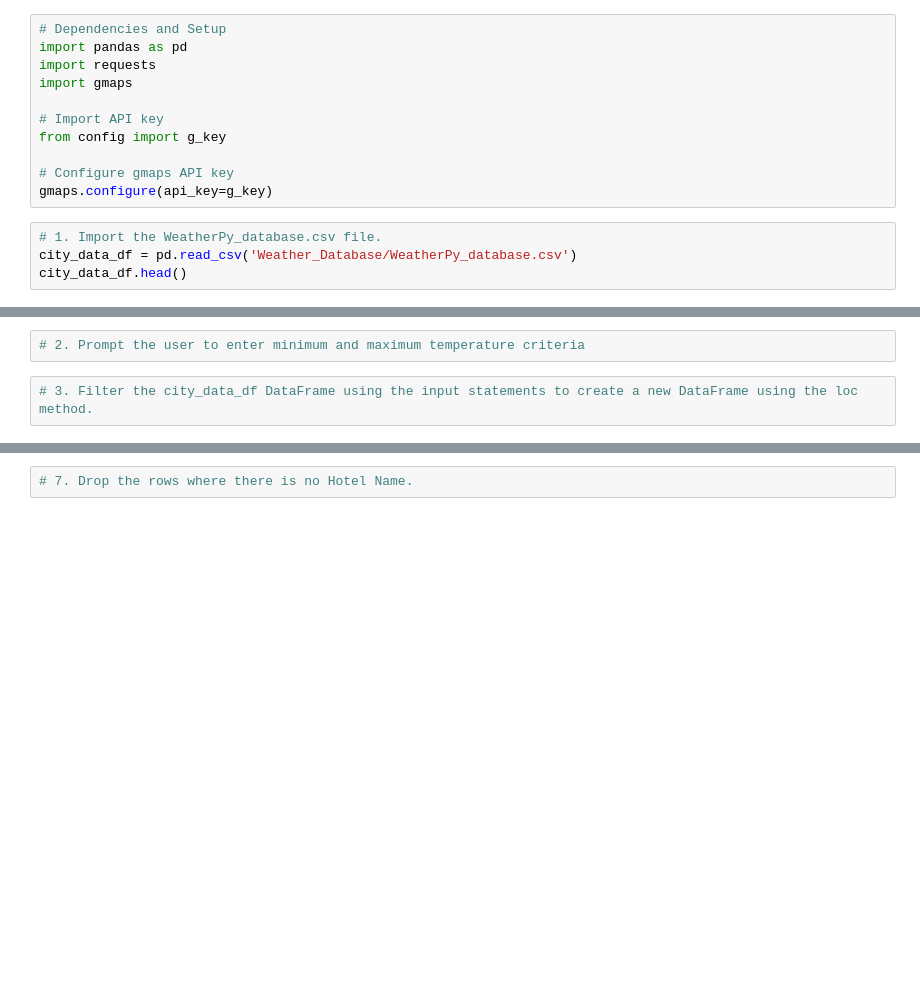
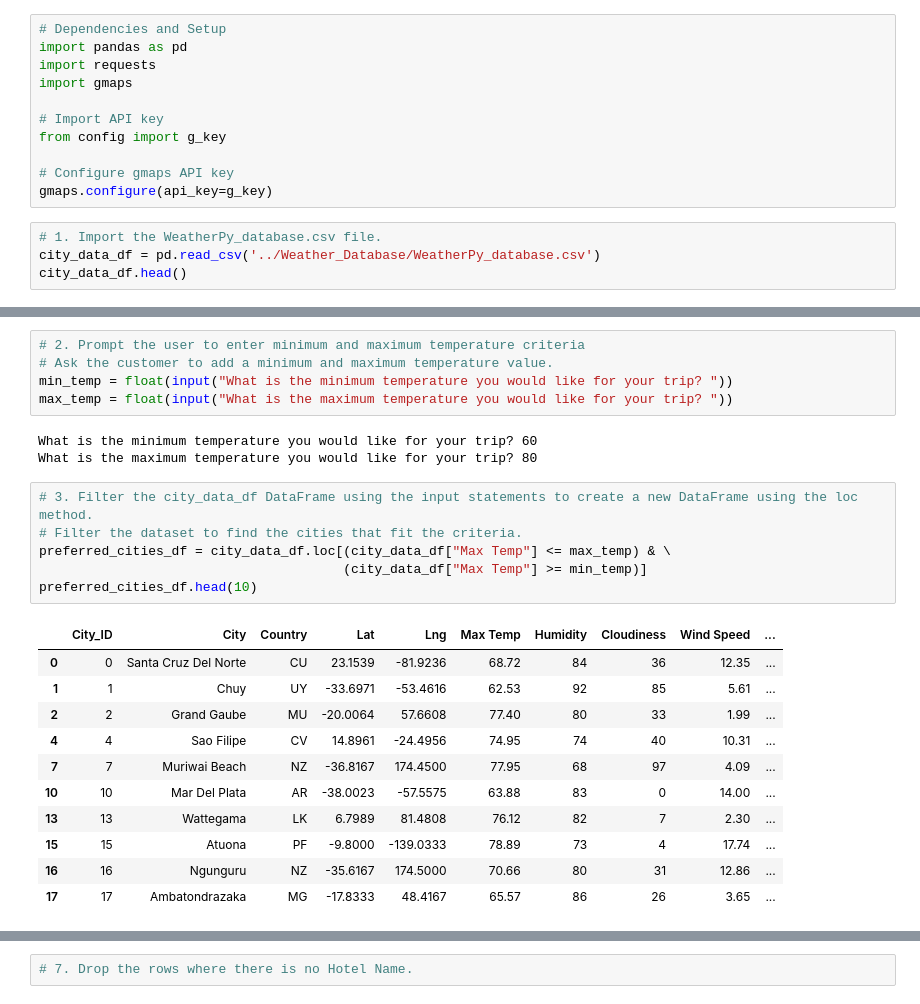
Before and after one commit to l-javier-garcia/World_Weather_Analysis, a Jupyter notebook: Vacation Search/Vacation_Search.ipynb, the cells around one changed output, grey strips where cells are left out. Cells and saved outputs as stored; diff of their text form; blank space fills up the shorter version.

```diff
--- a/Vacation Search/Vacation_Search.ipynb
+++ b/Vacation Search/Vacation_Search.ipynb
@@ -13,6 +13,6 @@ from config import g_key
 gmaps.configure(api_key=g_key)
 # %%
 # 1. Import the WeatherPy_database.csv file.
-city_data_df = pd.read_csv('Weather_Database/WeatherPy_database.csv')
+city_data_df = pd.read_csv('../Weather_Database/WeatherPy_database.csv')
 city_data_df.head()
 # %% [output]
@@ -20,6 +25,28 @@ FileNotFoundError: [Errno 2] No such file or directory: 'Weather_Database/Weathe
-# %%
-# 2. Prompt the user to enter minimum and maximum temperature criteria
+# %%
+# 2. Prompt the user to enter minimum and maximum temperature criteria
+# Ask the customer to add a minimum and maximum temperature value.
+min_temp = float(input("What is the minimum temperature you would like for your trip? "))
+max_temp = float(input("What is the maximum temperature you would like for your trip? "))
+# %% [output]
+What is the minimum temperature you would like for your trip? 60
+What is the maximum temperature you would like for your trip? 80
 # %%
 # 3. Filter the city_data_df DataFrame using the input statements to create a new DataFrame using the loc method.
+# Filter the dataset to find the cities that fit the criteria.
+preferred_cities_df = city_data_df.loc[(city_data_df["Max Temp"] <= max_temp) & \
+                                       (city_data_df["Max Temp"] >= min_temp)]
+preferred_cities_df.head(10)
+# %% [output]
+|  | City_ID | City | Country | Lat | Lng | Max Temp | Humidity | Cloudiness | Wind Speed | ... |
+| 0 | 0 | Santa Cruz Del Norte | CU | 23.1539 | -81.9236 | 68.72 | 84 | 36 | 12.35 | ... |
+| 1 | 1 | Chuy | UY | -33.6971 | -53.4616 | 62.53 | 92 | 85 | 5.61 | ... |
+| 2 | 2 | Grand Gaube | MU | -20.0064 | 57.6608 | 77.40 | 80 | 33 | 1.99 | ... |
+| 4 | 4 | Sao Filipe | CV | 14.8961 | -24.4956 | 74.95 | 74 | 40 | 10.31 | ... |
+| 7 | 7 | Muriwai Beach | NZ | -36.8167 | 174.4500 | 77.95 | 68 | 97 | 4.09 | ... |
+| 10 | 10 | Mar Del Plata | AR | -38.0023 | -57.5575 | 63.88 | 83 | 0 | 14.00 | ... |
+| 13 | 13 | Wattegama | LK | 6.7989 | 81.4808 | 76.12 | 82 | 7 | 2.30 | ... |
+| 15 | 15 | Atuona | PF | -9.8000 | -139.0333 | 78.89 | 73 | 4 | 17.74 | ... |
+| 16 | 16 | Ngunguru | NZ | -35.6167 | 174.5000 | 70.66 | 80 | 31 | 12.86 | ... |
+| 17 | 17 | Ambatondrazaka | MG | -17.8333 | 48.4167 | 65.57 | 86 | 26 | 3.65 | ... |
 # %%
 # 4a. Determine if there are any empty rows.
```
Also changed, not shown: parts of 6 cells of this notebook, 2 other files.
